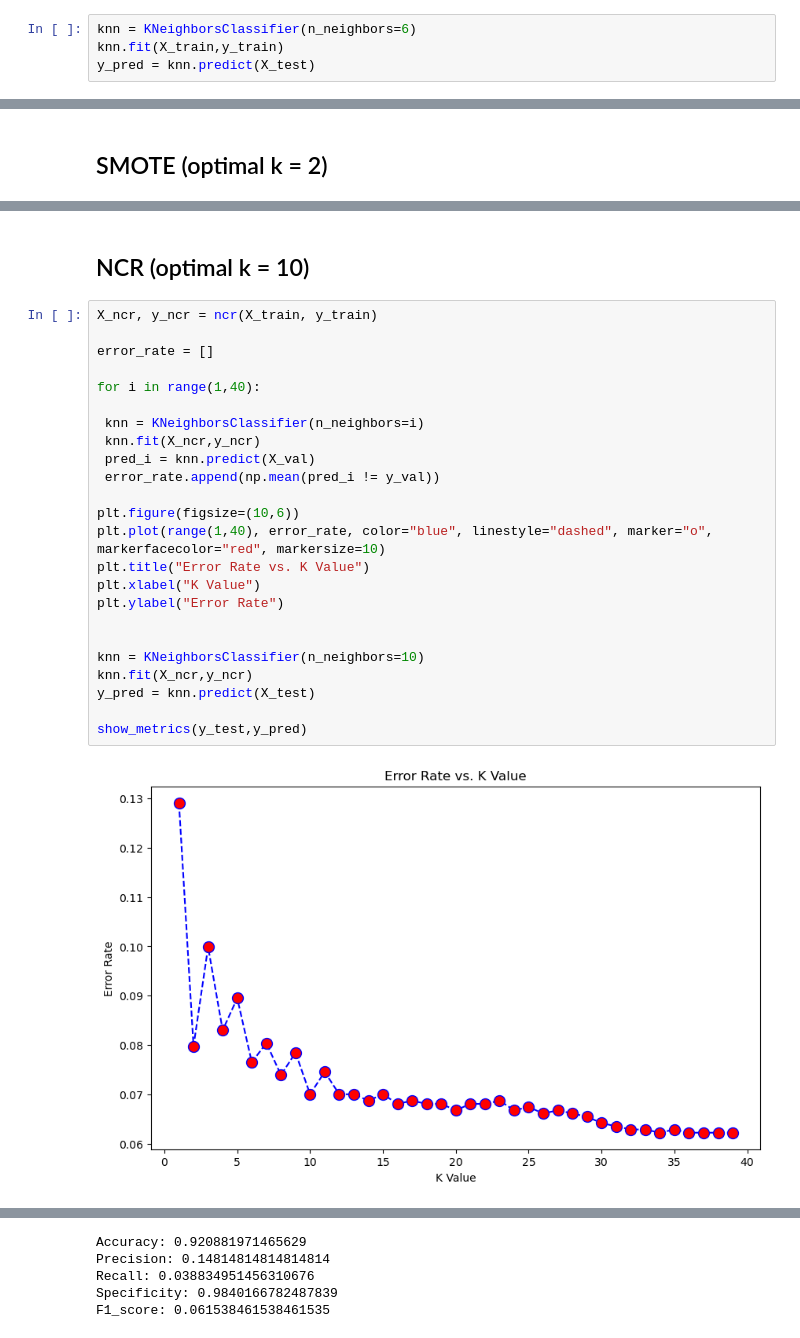
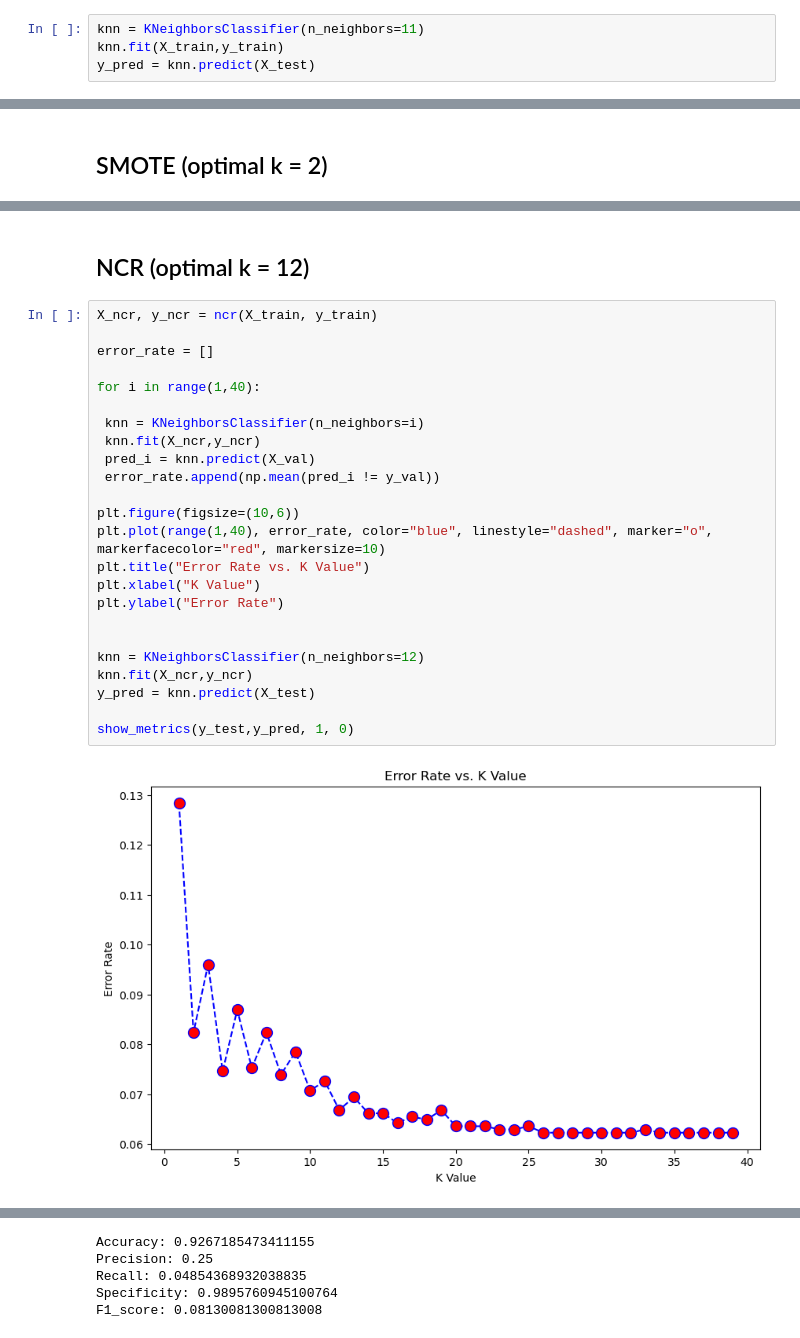
Before and after one commit to dapscc/bt4012_fraud, a Jupyter notebook: k_nearest_neighbours.ipynb, the cells around one changed output, grey strips where cells are left out. Saved outputs shown, nothing was run; the diff lists cells and outputs as text.

```diff
--- a/k_nearest_neighbours.ipynb
+++ b/k_nearest_neighbours.ipynb
@@ -46,7 +48,7 @@ Text(0, 0.5, 'Error Rate')
 # %% [markdown]
 Optimal K value is 6???
 # %%
-knn = KNeighborsClassifier(n_neighbors=6)
+knn = KNeighborsClassifier(n_neighbors=11)
 knn.fit(X_train,y_train)
 y_pred = knn.predict(X_test)
 # %% [markdown]
@@ -165,28 +171,28 @@ F1_score: 0.22614840989399293
 # %% [markdown]
-## NCR (optimal k = 10)
+## NCR (optimal k = 12)
 # %%
 X_ncr, y_ncr = ncr(X_train, y_train)
 
 error_rate = []
 
 for i in range(1,40):
 
  knn = KNeighborsClassifier(n_neighbors=i)
  knn.fit(X_ncr,y_ncr)
  pred_i = knn.predict(X_val)
  error_rate.append(np.mean(pred_i != y_val))
 
 plt.figure(figsize=(10,6))
 plt.plot(range(1,40), error_rate, color="blue", linestyle="dashed", marker="o", markerfacecolor="red", markersize=10)
 plt.title("Error Rate vs. K Value")
 plt.xlabel("K Value")
 plt.ylabel("Error Rate")
 
 
-knn = KNeighborsClassifier(n_neighbors=10)
+knn = KNeighborsClassifier(n_neighbors=12)
 knn.fit(X_ncr,y_ncr)
 y_pred = knn.predict(X_test)
 
-show_metrics(y_test,y_pred)
+show_metrics(y_test,y_pred, 1, 0)
 # %% [output]
-[figure, old version]
+[figure, new version]
@@ -194,5 +200,5 @@ show_metrics(y_test,y_pred)
-Accuracy: 0.920881971465629
-Precision: 0.14814814814814814
-Recall: 0.038834951456310676
-Specificity: 0.9840166782487839
-F1_score: 0.061538461538461535
+Accuracy: 0.9267185473411155
+Precision: 0.25
+Recall: 0.04854368932038835
+Specificity: 0.9895760945100764
+F1_score: 0.08130081300813008
```
Also changed, not shown: parts of 11 cells of this notebook.
